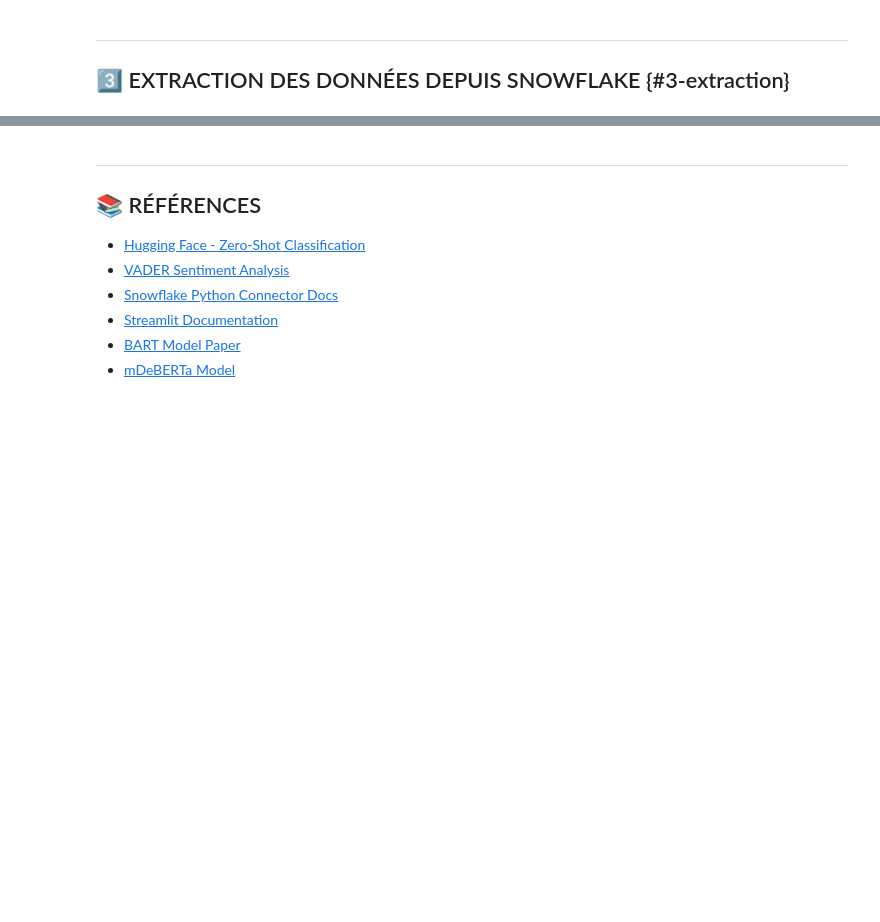
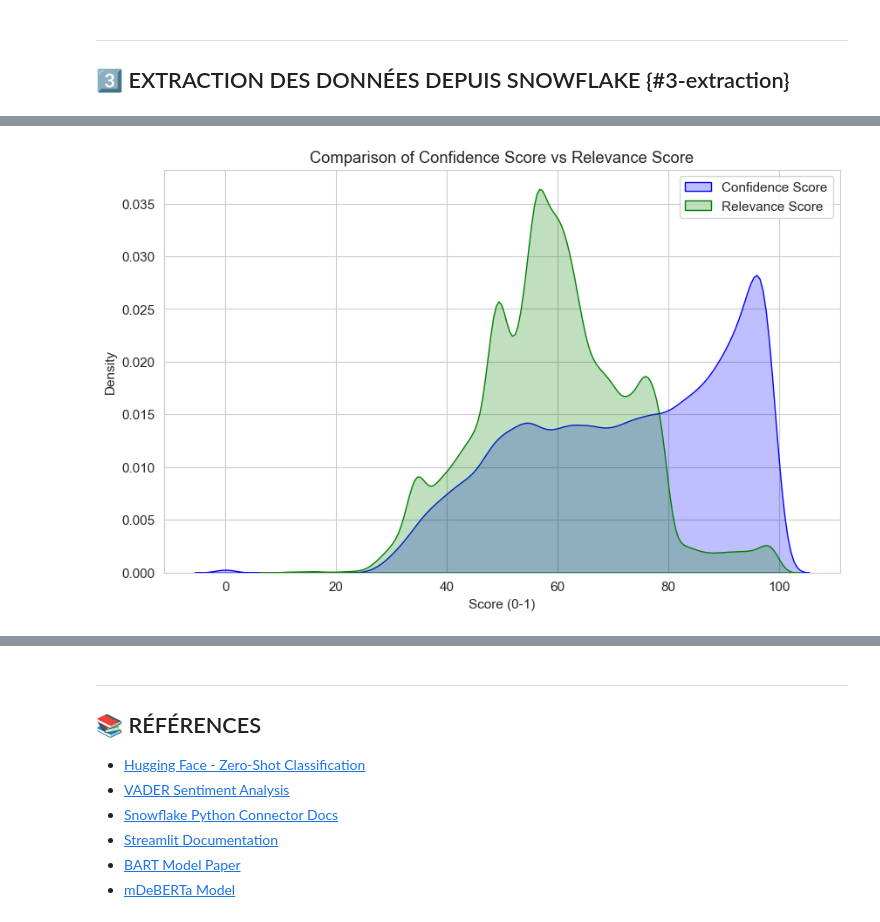
Before and after one commit to amaranaitsaidi/jedha-certification-de, a Jupyter notebook: project_2/notebooks/step_4_case_study/Step_4_Case_Study_Analysis.ipynb, the cells around one changed output, grey strips where cells are left out. Saved outputs shown, nothing was run; the diff lists cells and outputs as text; code cells hidden in the pictures; blank space fills up the shorter version.

```diff
--- a/project_2/notebooks/step_4_case_study/Step_4_Case_Study_Analysis.ipynb
+++ b/project_2/notebooks/step_4_case_study/Step_4_Case_Study_Analysis.ipynb
@@ -1214,0 +380,21 @@ Ce case study a permis de :
+# %%
+import matplotlib.pyplot as plt
+import seaborn as sns
+
+# Set figure size
+plt.figure(figsize=(10,6))
+
+# Plot the distribution of Confidence Score
+sns.kdeplot(df_reviews_calculated['CONFIDENCE_SCORE'], fill=True, label='Confidence Score', color='blue')
+
+# Plot the distribution of Relevance Score
+sns.kdeplot(df_reviews_calculated['RELEVANCE_SCORE'], fill=True, label='Relevance Score', color='green')
+
+# Add titles and labels
+plt.title("Comparison of Confidence Score vs Relevance Score")
+plt.xlabel("Score (0-1)")
+plt.ylabel("Density")
+plt.legend()
+plt.show()
+# %% [output]
+[figure, added]
```
Also changed, not shown: parts of 113 cells of this notebook, 5 other files.
